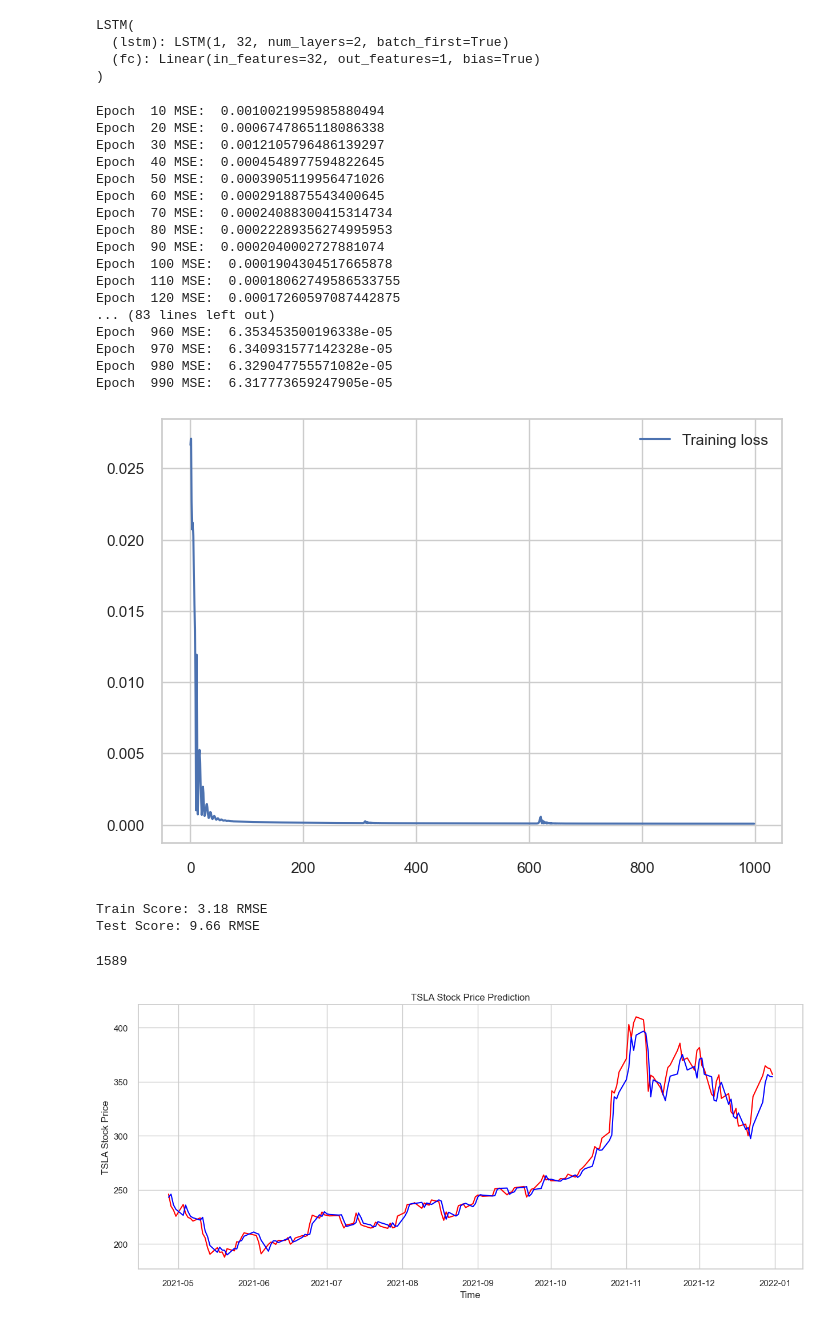
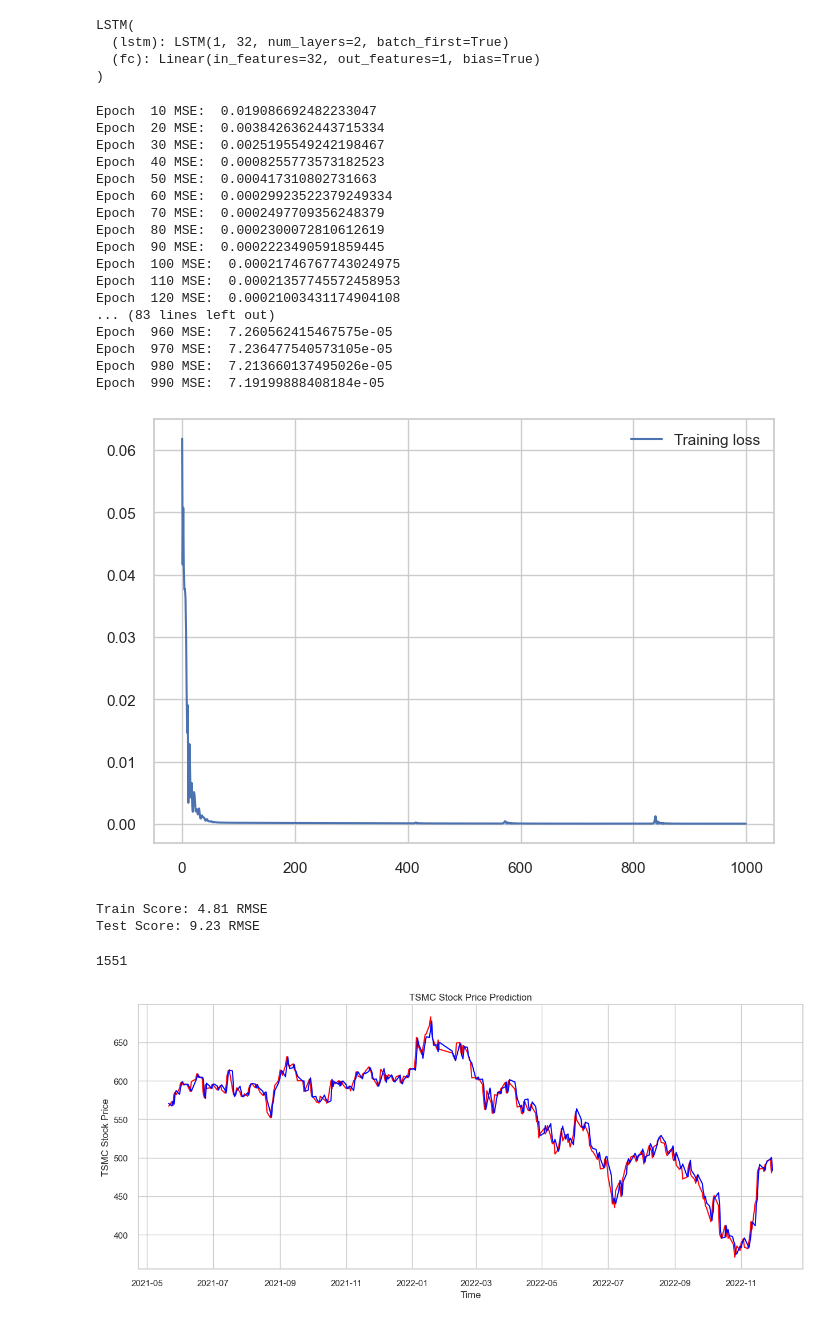
Before and after one commit to alextung3/Stock_price_predict, a Jupyter notebook: final.ipynb, the cells around one changed output. Saved outputs shown, nothing was run; the diff lists cells and outputs as text; code cells hidden in the pictures.

```diff
--- a/final.ipynb
+++ b/final.ipynb
@@ -19,7 +19,7 @@ print(f"Using {device} device")
 # %% [output]
 Using cuda device
 # %%
-stock_data = yf.download('TSLA',start='2015-01-01',end='2022-01-01')
+stock_data = yf.download('2330.TW',start='2016-01-01',end='2022-12-01')
 stock_data_close = stock_data[['Close']]
 print(stock_data_close.head(),"\nshape:",stock_data_close.shape)
 scaler = MinMaxScaler(feature_range=(0, 1))
@@ -49,8 +49,8 @@ def split_data(data,num_day):
     return np.array(X),np.array(y)
 num_day = 30
 X,y = split_data(fit_data,num_day)
-X_train,X_test = X[:int(X.shape[0]*0.9)],X[int(X.shape[0]*0.9):]
-y_train,y_test = y[:int(y.shape[0]*0.9)],y[int(y.shape[0]*0.9):]
+X_train,X_test = X[:int(X.shape[0]*0.8)],X[int(X.shape[0]*0.8):]
+y_train,y_test = y[:int(y.shape[0]*0.8)],y[int(y.shape[0]*0.8):]
 X_train=torch.from_numpy(X_train).type(torch.Tensor).to(device)
 X_test=torch.from_numpy(X_test).type(torch.Tensor).to(device)
 y_train=torch.from_numpy(y_train).type(torch.Tensor).to(device)
@@ -113,29 +113,29 @@ for t in range(num_epochs):
     scheduler.step(loss)
     optimizer.step()
 # %% [output]
-Epoch  10 MSE:  0.0010021995985880494
-Epoch  20 MSE:  0.0006747865118086338
-Epoch  30 MSE:  0.0012105796486139297
-Epoch  40 MSE:  0.0004548977594822645
-Epoch  50 MSE:  0.0003905119956471026
-Epoch  60 MSE:  0.0002918875543400645
-Epoch  70 MSE:  0.00024088300415314734
-Epoch  80 MSE:  0.00022289356274995953
-Epoch  90 MSE:  0.0002040002727881074
-Epoch  100 MSE:  0.0001904304517665878
-Epoch  110 MSE:  0.00018062749586533755
-Epoch  120 MSE:  0.00017260597087442875
+Epoch  10 MSE:  0.019086692482233047
+Epoch  20 MSE:  0.0038426362443715334
+Epoch  30 MSE:  0.0025195549242198467
+Epoch  40 MSE:  0.0008255773573182523
+Epoch  50 MSE:  0.000417310802731663
+Epoch  60 MSE:  0.00029923522379249334
+Epoch  70 MSE:  0.0002497709356248379
+Epoch  80 MSE:  0.0002300072810612619
+Epoch  90 MSE:  0.0002223490591859445
+Epoch  100 MSE:  0.00021746767743024975
+Epoch  110 MSE:  0.00021357745572458953
+Epoch  120 MSE:  0.00021003431174904108
 ... (83 lines left out)
-Epoch  960 MSE:  6.353453500196338e-05
-Epoch  970 MSE:  6.340931577142328e-05
-Epoch  980 MSE:  6.329047755571082e-05
-Epoch  990 MSE:  6.317773659247905e-05
+Epoch  960 MSE:  7.260562415467575e-05
+Epoch  970 MSE:  7.236477540573105e-05
+Epoch  980 MSE:  7.213660137495026e-05
+Epoch  990 MSE:  7.19199888408184e-05
 # %%
 plt.plot(hist, label="Training loss")
 plt.legend()
 plt.show()
 # %% [output]
-[figure, old version]
+[figure, new version]
 # %%
 y_test_pred = model(X_test)
 y_train_pred = scaler.inverse_transform(y_train_pred.detach().to("cpu").numpy())
@@ -148,19 +148,19 @@ print('Train Score: %.2f RMSE' % (trainScore))
 testScore = math.sqrt(mean_squared_error(y_test[:,0], y_test_pred[:,0]))
 print('Test Score: %.2f RMSE' % (testScore))
 # %% [output]
-Train Score: 3.18 RMSE
-Test Score: 9.66 RMSE
+Train Score: 4.81 RMSE
+Test Score: 9.23 RMSE
 # %%
 figure, axes = plt.subplots(figsize=(15, 6))
 axes.xaxis_date()
 print(len(stock_data_close)-len(y_test))
 axes.plot(stock_data_close[len(stock_data_close)-len(y_test):].index, y_test, color = 'red')
 axes.plot(stock_data_close[len(stock_data_close)-len(y_test):].index, y_test_pred, color = 'blue')
-plt.title('TSLA Stock Price Prediction')
+plt.title('TSMC Stock Price Prediction')
 plt.xlabel('Time')
-plt.ylabel('TSLA Stock Price')
-plt.savefig('TSLA_pred.png')
+plt.ylabel('TSMC Stock Price')
+plt.savefig('TSMC pred.png')
 plt.show()
 # %% [output]
-1589
+1551
-[figure, old version]
+[figure, new version]
```
Also changed, not shown: parts of 3 cells of this notebook, 3 other files.
